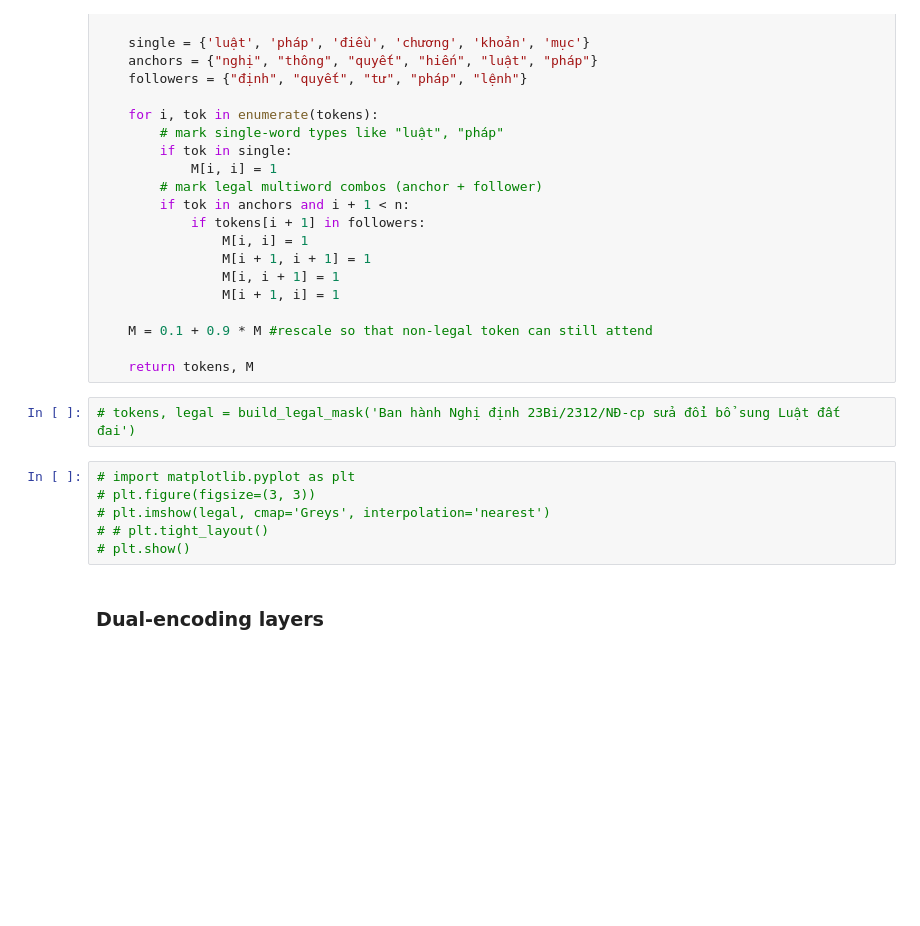
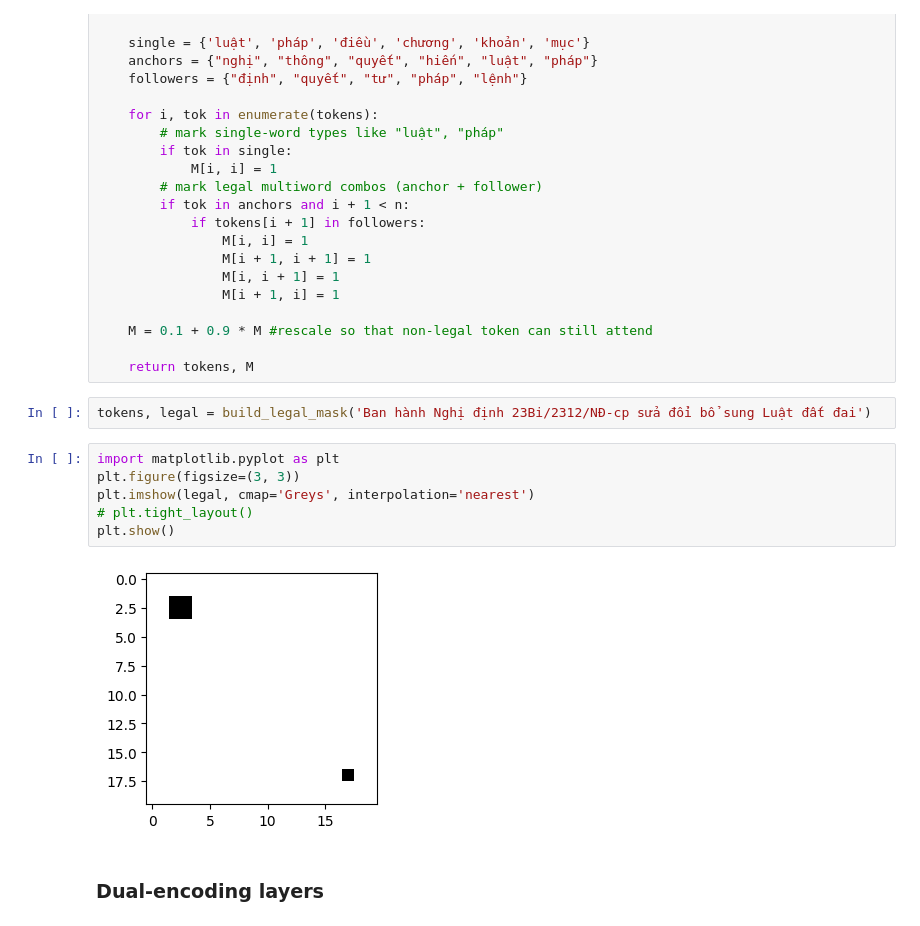
Before and after one commit to GinHikat/Legal-Document-Graph-Representation, a Jupyter notebook: RE/transformer_based_re.ipynb, the cells around one changed output. Drawn from its saved outputs; the diff is of its cells as text; blank space fills up the shorter version.

```diff
--- a/RE/transformer_based_re.ipynb
+++ b/RE/transformer_based_re.ipynb
@@ -84,13 +88,15 @@ def build_legal_mask(text):
 
     return tokens, M
 # %%
-# tokens, legal = build_legal_mask('Ban hành Nghị định 23Bi/2312/NĐ-cp sửa đổi bổ sung Luật đất đai')
+tokens, legal = build_legal_mask('Ban hành Nghị định 23Bi/2312/NĐ-cp sửa đổi bổ sung Luật đất đai')
 # %%
-# import matplotlib.pyplot as plt
-# plt.figure(figsize=(3, 3))
-# plt.imshow(legal, cmap='Greys', interpolation='nearest')
-# # plt.tight_layout()
-# plt.show()
+import matplotlib.pyplot as plt
+plt.figure(figsize=(3, 3))
+plt.imshow(legal, cmap='Greys', interpolation='nearest')
+# plt.tight_layout()
+plt.show()
+# %% [output]
+[figure, added]
 # %% [markdown]
 ### Dual-encoding layers
 # %% [markdown]
```
Also changed, not shown: parts of 8 cells of this notebook.
